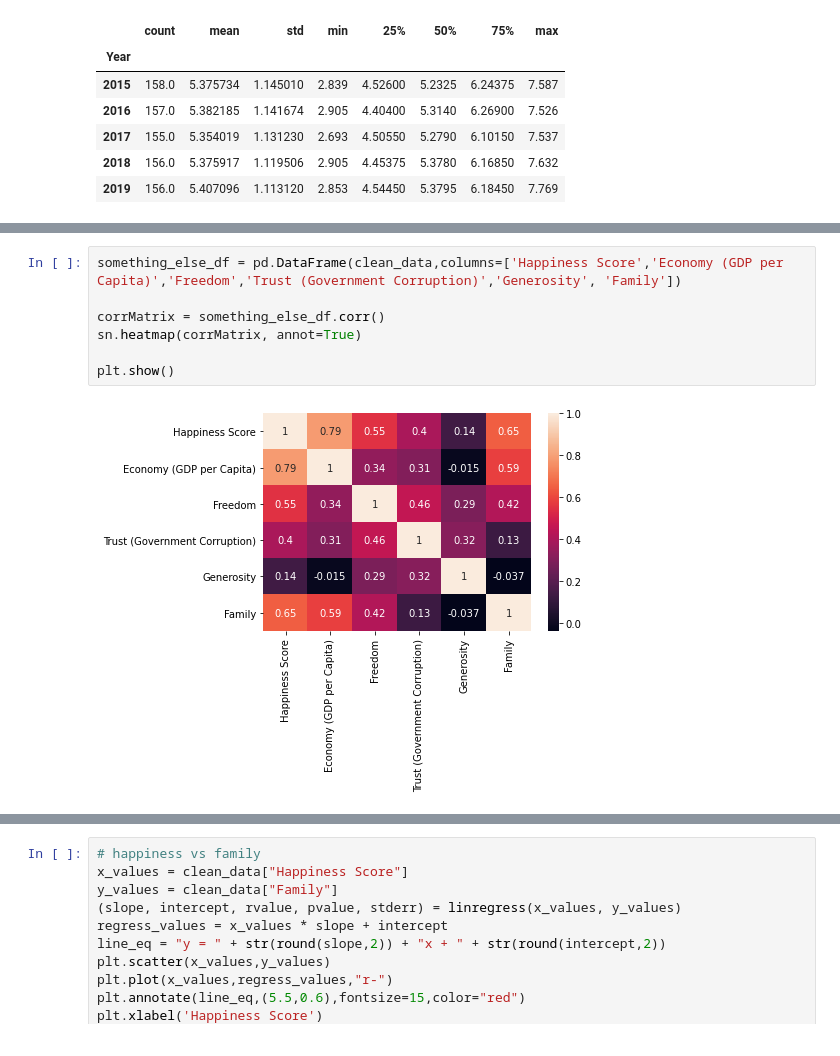
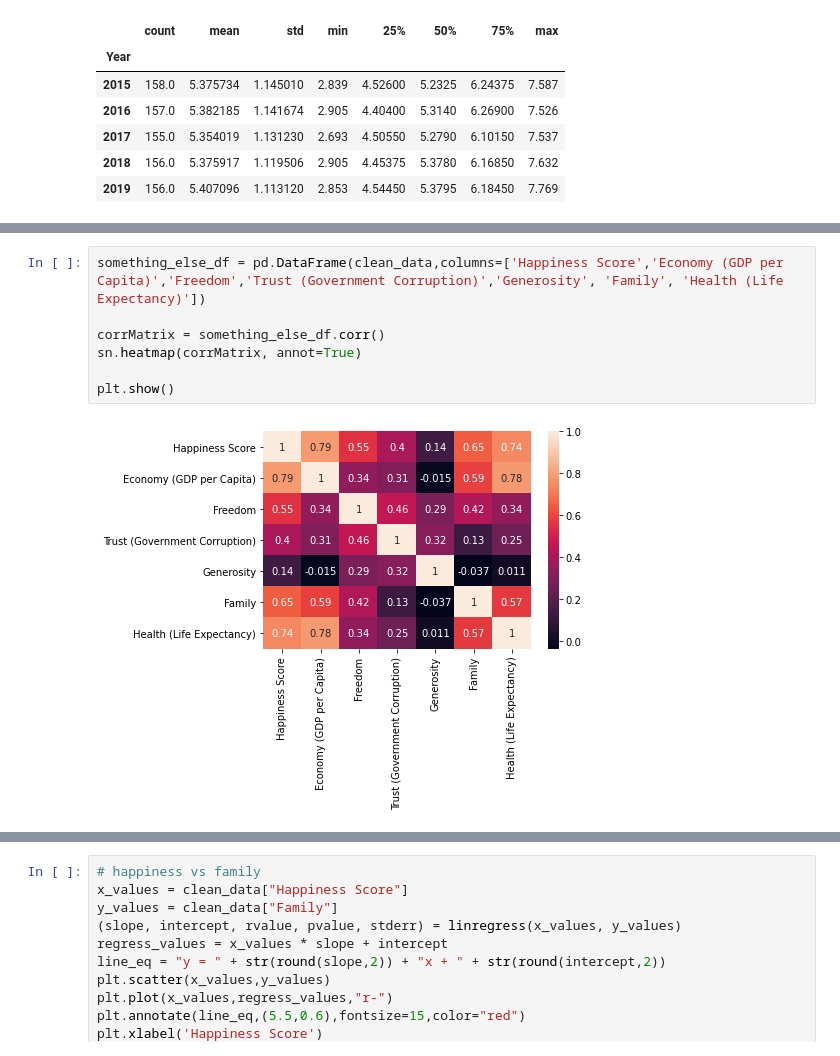
Before and after one commit to nguye453/ucsd_bootcamp_project1, a Jupyter notebook: steve_main.ipynb, the cells around one changed output, grey strips where cells are left out. Cells and saved outputs as stored; diff of their text form.

```diff
--- a/steve_main.ipynb
+++ b/steve_main.ipynb
@@ -317,10 +237,10 @@ data(2019,6.0)
 # %%
-something_else_df = pd.DataFrame(clean_data,columns=['Happiness Score','Economy (GDP per Capita)','Freedom','Trust (Government Corruption)','Generosity', 'Family'])
+something_else_df = pd.DataFrame(clean_data,columns=['Happiness Score','Economy (GDP per Capita)','Freedom','Trust (Government Corruption)','Generosity', 'Family', 'Health (Life Expectancy)'])
 
 corrMatrix = something_else_df.corr()
 sn.heatmap(corrMatrix, annot=True)
 
 plt.show()
 # %% [output]
-[figure, old version]
+[figure, new version]
 # %%
```
Also changed, not shown: parts of 19 cells of this notebook.
